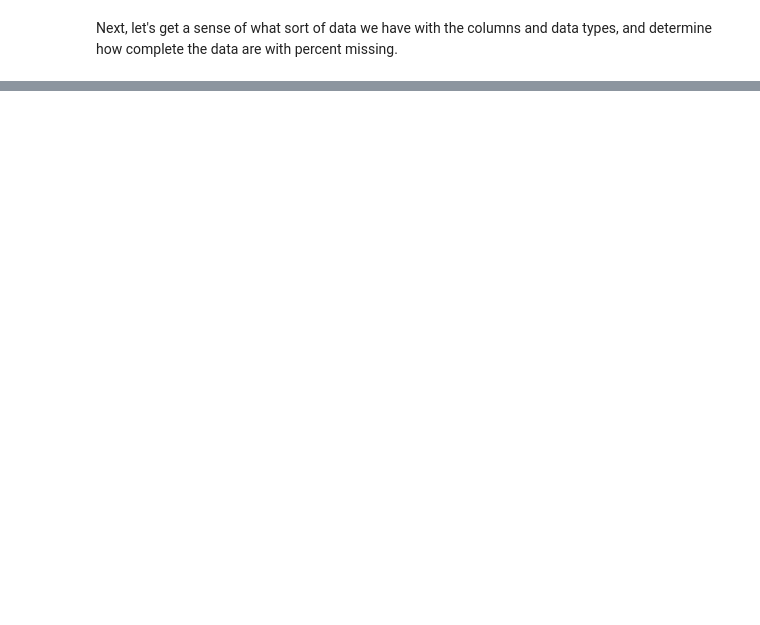
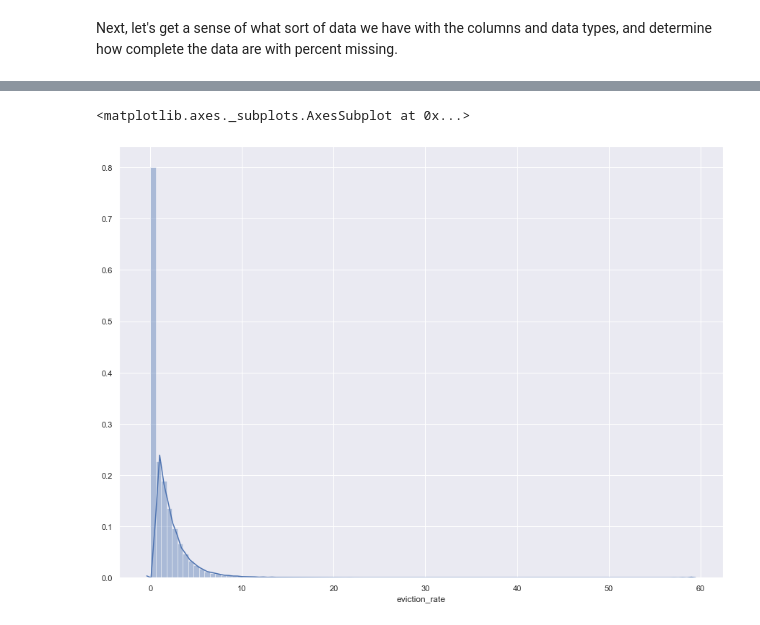
Before and after one commit to TommyHughes/TexasEvictionsAnalysis, a Jupyter notebook: Texas_Evictions_Analysis.ipynb, the cells around one changed output, grey strips where cells are left out. Drawn from its saved outputs; the diff is of its cells as text; code cells hidden in the pictures; blank space fills up the shorter version.

```diff
--- a/Texas_Evictions_Analysis.ipynb
+++ b/Texas_Evictions_Analysis.ipynb
@@ -5,5 +5,10 @@
 import numpy as np
 import pandas as pd
 import matplotlib.pyplot as plt
+from matplotlib import rcParams
+import seaborn as sns
+%matplotlib inline
+rcParams['figure.figsize'] = 15,11
+sns.set(style="darkgrid")
 # %%
 #Import data
@@ -47,0 +81,5 @@ pd.DataFrame({"Data Type": texas_df.dtypes, "Percent Null": texas_df.isnull().su
+# %%
+sns.distplot(us_df["eviction_rate"][us_df["eviction_rate"]<=100],bins=100)
+# %% [output]
+<matplotlib.axes._subplots.AxesSubplot at 0x...>
+[figure, added]
```
Also changed, not shown: parts of 27 cells of this notebook.
